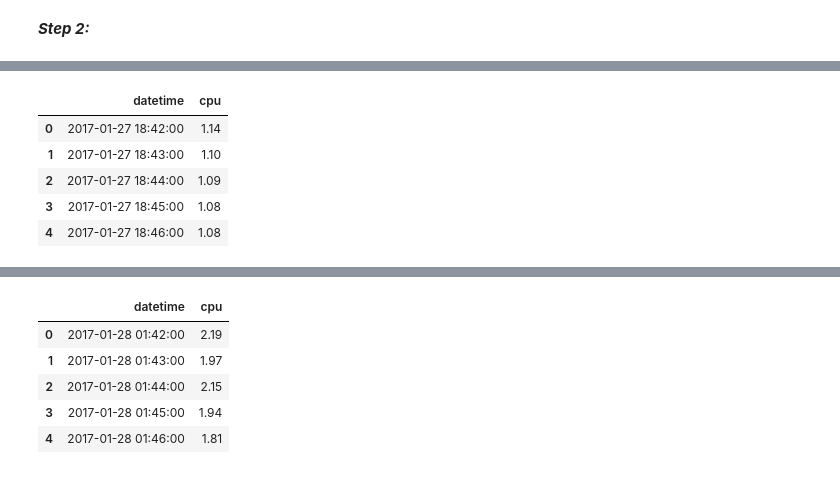
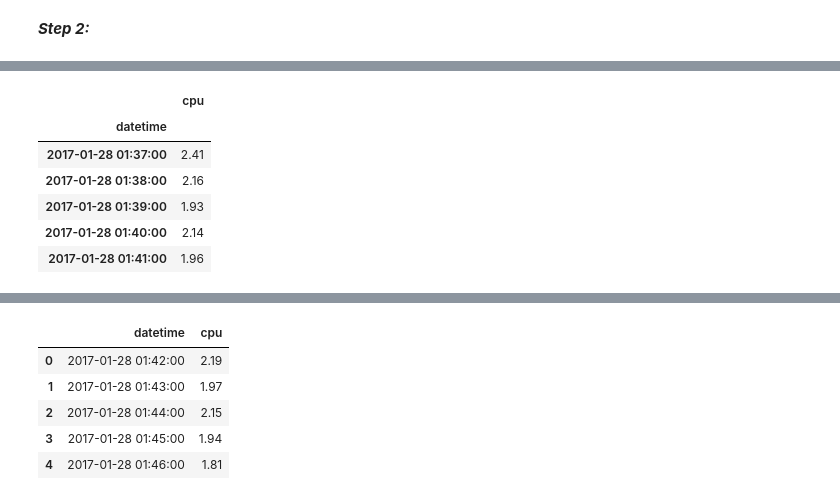
Before and after one commit to luisOliari/Alternative-time-series-project, a Jupyter notebook: src/explore.ipynb, the cells around one changed output, grey strips where cells are left out. Cells and saved outputs as stored; diff of their text form; code cells hidden in the pictures.

```diff
--- a/src/explore.ipynb
+++ b/src/explore.ipynb
@@ -80,9 +74,11 @@ cpu_train_a.head(5)
-# %%
-cpu_train_b.head(5)
-# %% [output]
-|  | datetime | cpu |
-| 0 | 2017-01-27 18:42:00 | 1.14 |
-| 1 | 2017-01-27 18:43:00 | 1.10 |
-| 2 | 2017-01-27 18:44:00 | 1.09 |
-| 3 | 2017-01-27 18:45:00 | 1.08 |
-| 4 | 2017-01-27 18:46:00 | 1.08 |
+# %%
+# mirando las últimas fechas:
+cpu_train_a.tail()
+# %% [output]
+|  | cpu |
+| datetime |  |
+| 2017-01-28 01:37:00 | 2.41 |
+| 2017-01-28 01:38:00 | 2.16 |
+| 2017-01-28 01:39:00 | 1.93 |
+| 2017-01-28 01:40:00 | 2.14 |
+| 2017-01-28 01:41:00 | 1.96 |
```
Also changed, not shown: parts of 18 cells of this notebook.
